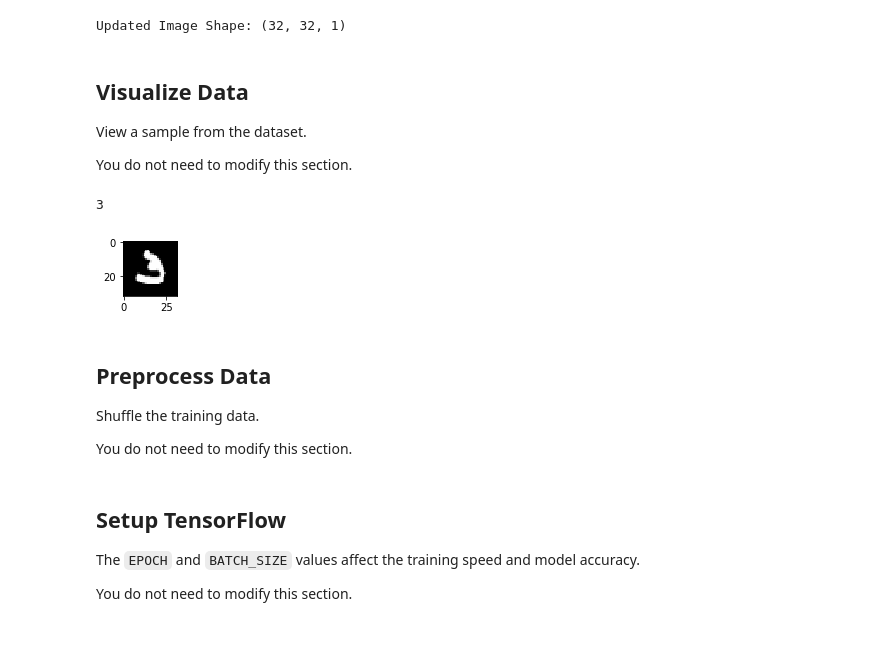
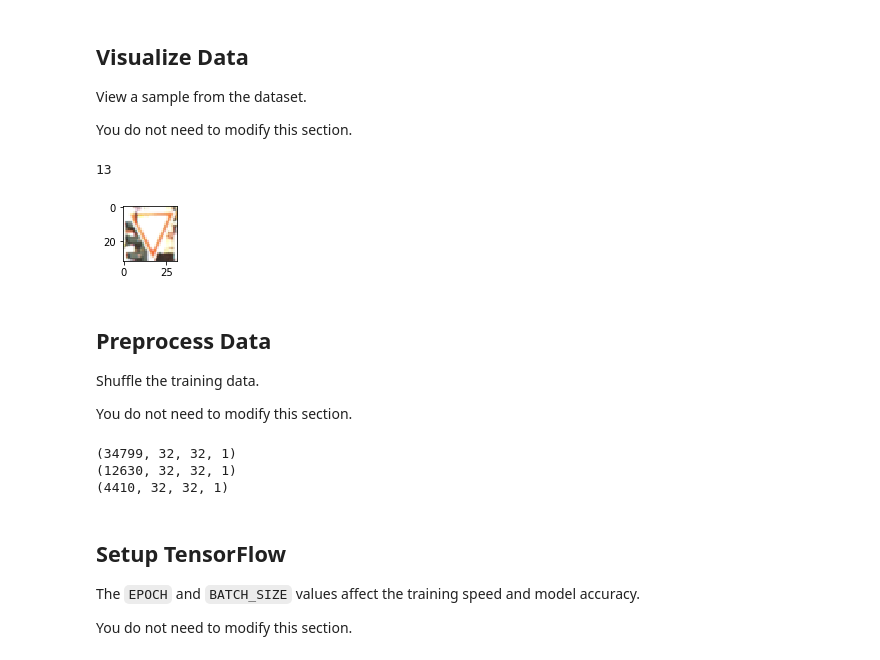
Before and after one commit to rdhelli/CarND-Traffic-Sign-Classifier-Project, a Jupyter notebook: LeNet_P2.ipynb, the cells around one changed output. Drawn from its saved outputs; the diff is of its cells as text; code cells hidden in the pictures.

Commit message:
train run

```diff
--- a/LeNet_P2.ipynb
+++ b/LeNet_P2.ipynb
@@ -11,19 +7,32 @@ You do not need to modify this section.
 # %%
-from tensorflow.examples.tutorials.mnist import input_data
+# Load pickled data
+import pickle
 
-mnist = input_data.read_data_sets("MNIST_data/", reshape=False)
-X_train, y_train           = mnist.train.images, mnist.train.labels
-X_validation, y_validation = mnist.validation.images, mnist.validation.labels
-X_test, y_test             = mnist.test.images, mnist.test.labels
+# TODO: Fill this in based on where you saved the training and testing data
+
+training_file = 'train.p'
+validation_file= 'valid.p'
+testing_file = 'test.p'
+
+with open(training_file, mode='rb') as f:
+    train = pickle.load(f)
+with open(validation_file, mode='rb') as f:
+    valid = pickle.load(f)
+with open(testing_file, mode='rb') as f:
+    test = pickle.load(f)
+
+X_train, y_train = train['features'], train['labels']
+X_valid, y_valid = valid['features'], valid['labels']
+X_test, y_test = test['features'], test['labels']
 
 assert(len(X_train) == len(y_train))
-assert(len(X_validation) == len(y_validation))
+assert(len(X_valid) == len(y_valid))
 assert(len(X_test) == len(y_test))
 
 print()
 print("Image Shape: {}".format(X_train[0].shape))
 print()
 print("Training Set:   {} samples".format(len(X_train)))
-print("Validation Set: {} samples".format(len(X_validation)))
+print("Validation Set: {} samples".format(len(X_valid)))
 print("Test Set:       {} samples".format(len(X_test)))
 # %% [output]
@@ -48,14 +44,3 @@ You do not need to modify this section.
-# %%
-import numpy as np
-
-# Pad images with 0s
-X_train      = np.pad(X_train, ((0,0),(2,2),(2,2),(0,0)), 'constant')
-X_validation = np.pad(X_validation, ((0,0),(2,2),(2,2),(0,0)), 'constant')
-X_test       = np.pad(X_test, ((0,0),(2,2),(2,2),(0,0)), 'constant')
-
-print("Updated Image Shape: {}".format(X_train[0].shape))
-# %% [output]
-Updated Image Shape: (32, 32, 1)
 # %% [markdown]
 ## Visualize Data
 
@@ -65,18 +50,18 @@ You do not need to modify this section.
 # %%
 import random
 import numpy as np
 import matplotlib.pyplot as plt
 %matplotlib inline
 
 index = random.randint(0, len(X_train))
 image = X_train[index].squeeze()
 
 plt.figure(figsize=(1,1))
-plt.imshow(image, cmap="gray")
+plt.imshow(image)
 print(y_train[index])
 # %% [output]
-3
+13
-[figure, old version]
+[figure, new version]
 # %% [markdown]
 ## Preprocess Data
 
@@ -90,3 +71,37 @@ X_train, y_train = shuffle(X_train, y_train)
+# %%
+from sklearn.utils import shuffle
+import cv2
+
+X_train, y_train = shuffle(X_train, y_train)
+
+def preproc(data):
+    imgs = np.ndarray((data.shape[0], 32, 32, 1), dtype=np.uint8)
+    for i, img in enumerate(data):
+        img = cv2.cvtColor(img, cv2.COLOR_BGR2GRAY)
+        img = cv2.equalizeHist(img)
+        img = np.expand_dims(img, axis=2)
+        imgs[i] = img
+    return imgs
+
+def norm(data):
+    data = data.astype('float32')
+    return 0.1 + (data - 0)*(0.9 - 0.1)/(255 - 0)
+
+X_train = preproc(X_train)
+X_test = preproc(X_test)
+X_valid = preproc(X_valid)
+
+X_train = norm(X_train)
+X_test = norm(X_test)
+X_valid = norm(X_valid)
+
+print(X_train.shape)
+print(X_test.shape)
+print(X_valid.shape)
+# %% [output]
+(34799, 32, 32, 1)
+(12630, 32, 32, 1)
+(4410, 32, 32, 1)
 # %% [markdown]
 ## Setup TensorFlow
 The `EPOCH` and `BATCH_SIZE` values affect the training speed and model accuracy.
```
Also changed, not shown: parts of 13 cells of this notebook, 6 other files.
